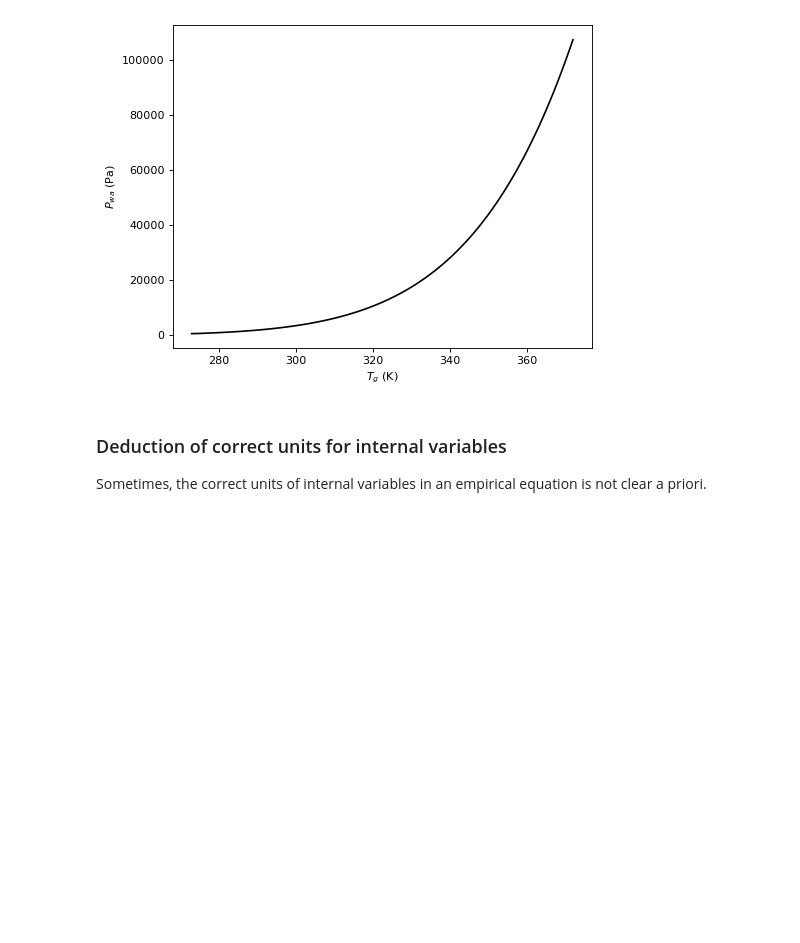
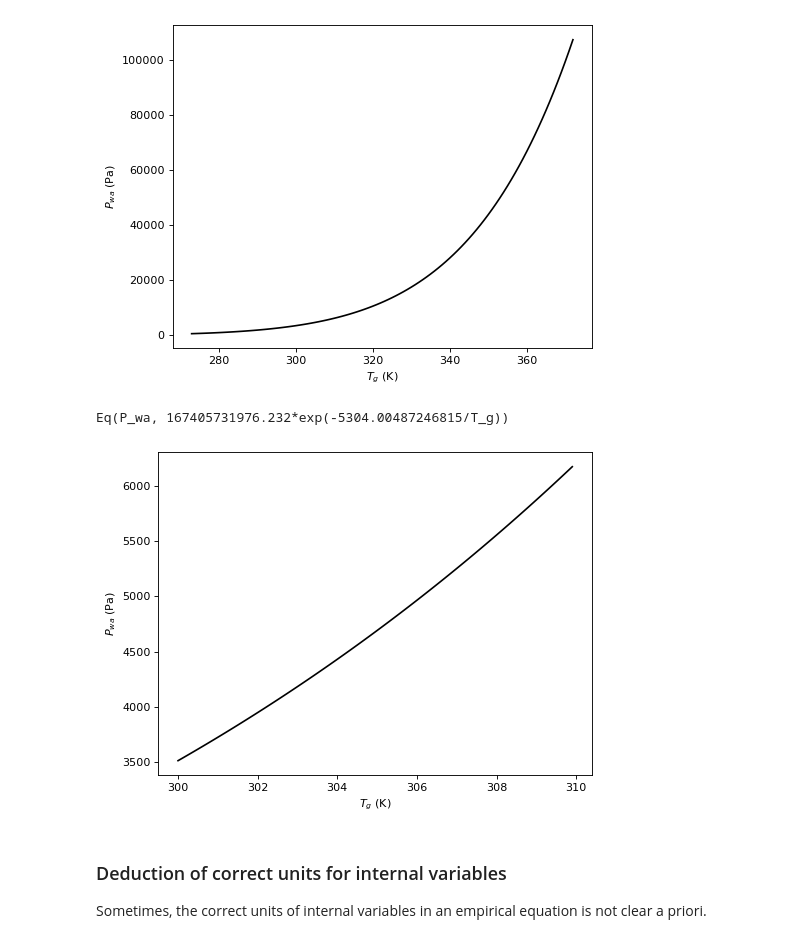
Before and after one commit to schymans/ESSM_jupyter_examples, a Jupyter notebook: api_documentation_master.ipynb, the cells around one changed output. Drawn from its saved outputs; the diff is of its cells as text; code cells hidden in the pictures; blank space fills up the shorter version.

```diff
--- a/api_documentation_master.ipynb
+++ b/api_documentation_master.ipynb
@@ -607,6 +607,14 @@ p = plot_expr2((xvar, 273, 373), expr)
 # %% [output]
 Eq(P_wa, 167405731976.232*exp(-5304.00487246815/T_g))
 [figure]
+# %%
+expr = eq_Pwa_CC.subs(Variable.__defaults__)
+print(expr)
+xvar = T_g
+p = plot_expr2((xvar, 300, 310), expr)
+# %% [output]
+Eq(P_wa, 167405731976.232*exp(-5304.00487246815/T_g))
+[figure, added]
 # %% [markdown]
 ### Deduction of correct units for internal variables
 Sometimes, the correct units of internal variables in an empirical equation is not clear a priori.
```
Also changed, not shown: parts of 12 cells of this notebook, 3 other files.
